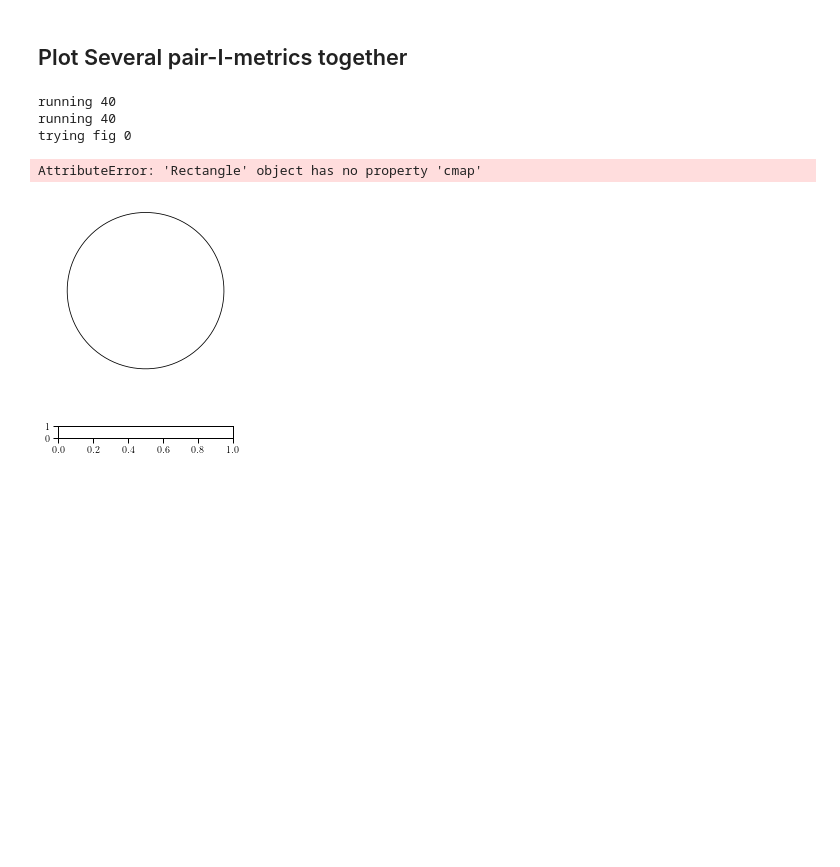
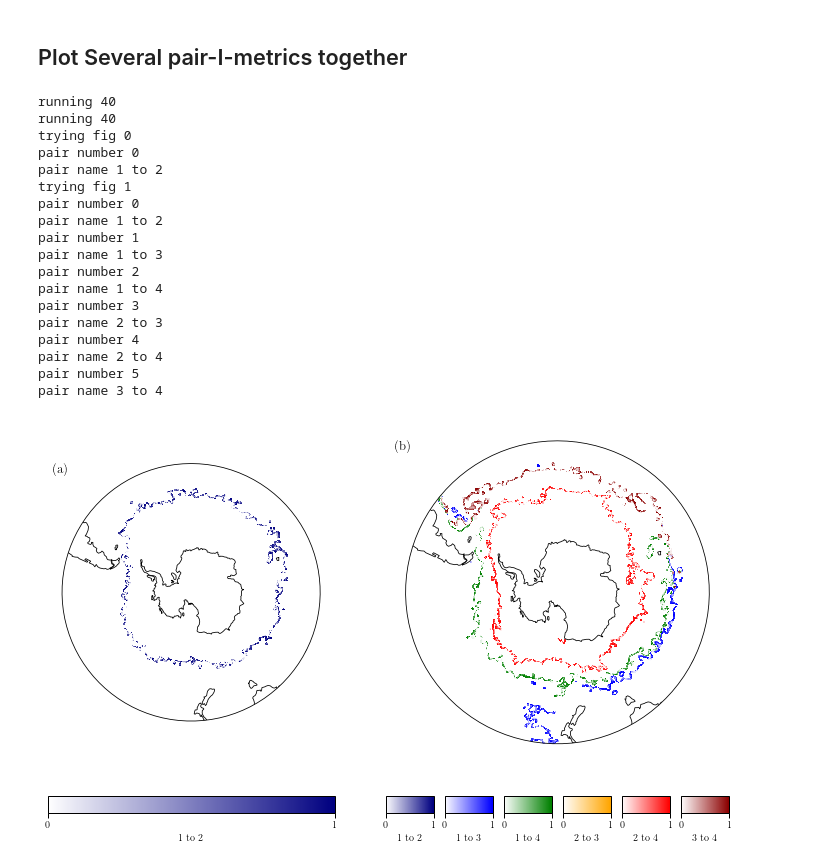
Before and after one commit to sdat2/pyxpcm, a Jupyter notebook: Gen-Plot-Func.ipynb, the cells around one changed output. Cells and saved outputs as stored; diff of their text form; code cells hidden in the pictures; blank space fills up the shorter version.

```diff
--- a/Gen-Plot-Func.ipynb
+++ b/Gen-Plot-Func.ipynb
@@ -552,12 +553,16 @@ def plot_on_one_mult(da_list):
     pairs_list = []
     width_ratios = []
     num_pairs = 0
+    num_plots = len(da_list)
 
     for i in range(len(da_list)):
+        if i != 0:
+            width_ratios.append(0.05)
+            num_pairs += 1
         num_pairs += da_list[i].coords["pair"].values.shape[0]
         pairs = da_list[i].coords["pair"].values
         pairs_list.append(pairs)
-        for width in [0.5 / len(pairs) for x in range(len(pairs))]:
+        for width in [1 / num_plots / len(pairs) for x in range(len(pairs))]:
             width_ratios.append(width)
 
     gs = GridSpec(
@@ -569,6 +574,8 @@ def plot_on_one_mult(da_list):
     )
 
     fig = plt.gcf()
+    # fig.set_inches((5*num_plots, 5))
+    fig.set_size_inches(5*num_plots + 0.2*num_plots, 5*1.2)
 
     used_up_columns = 0
     primary_axes_list = []
@@ -577,14 +584,15 @@ def plot_on_one_mult(da_list):
         print("trying fig", i)
 
         ax1 = fig.add_subplot(
-            gs[0, used_up_columns : pairs_list[i].shape[0]], projection=map_proj
+            gs[0, used_up_columns : used_up_columns + pairs_list[i].shape[0]],
+            projection=map_proj,
         )
         cbar_axes = [
             fig.add_subplot(gs[1, used_up_columns + j])
             for j in range(len(pairs_list[i]))
         ]
 
-        used_up_columns += pairs_list[i].shape[0]
+        used_up_columns += pairs_list[i].shape[0] + 1
 
         southern_ocean_axes_setup(ax1, fig)
         cmap_list = sps.return_list_of_colormaps(
@@ -592,6 +600,9 @@ def plot_on_one_mult(da_list):
         )
 
         for j in range(len(pairs_list[i])):
+            print("pair number", j)
+            print("pair name", da_list[i].coords["pair"].values[j])
+
             im = (
                 da_list[i]
                 .isel(pair=j)
@@ -606,22 +617,45 @@ def plot_on_one_mult(da_list):
                 )
             )
             cbar = plt.colorbar(
-                im, cax=cbar_axes[j], orientation="horizontal", ticks=[0, 1]
+                im,
+                shrink=0.8,
+                orientation="horizontal",  # xr_da.name
+                pad=0.01,
+                cax=cbar_axes[j],
+                ticks=[0, 1],
             )
             cbar.set_label(da_list[i].coords["pair"].values[j])
         plt.suptitle("")
         plt.title("")
         ax1.set_title("")
         ax1.coastlines()
-
         primary_axes_list.append(ax1)
 
     label_subplots(primary_axes_list)
-# %%
-plot_on_one_mult([run_through_plot(K=2), run_through_plot(K=4)])
-# %% [output]
-running 40
-running 40
-trying fig 0
-AttributeError: 'Rectangle' object has no property 'cmap'
-[figure, removed]
+# %%
+plot_on_one_mult([run_through_plot(K=2).isel(time=0, variable=0),
+                  run_through_plot(K=4).isel(time=0, variable=0)])
+plt.tight_layout()
+plt.savefig(
+    "../FBSO-Report/images/fig5-new.png", dpi=900, bbox_inches="tight"
+)
+# %% [output]
+running 40
+running 40
+trying fig 0
+pair number 0
+pair name 1 to 2
+trying fig 1
+pair number 0
+pair name 1 to 2
+pair number 1
+pair name 1 to 3
+pair number 2
+pair name 1 to 4
+pair number 3
+pair name 2 to 3
+pair number 4
+pair name 2 to 4
+pair number 5
+pair name 3 to 4
+[figure, added]
```
Also changed, not shown: parts of 2 cells of this notebook.
